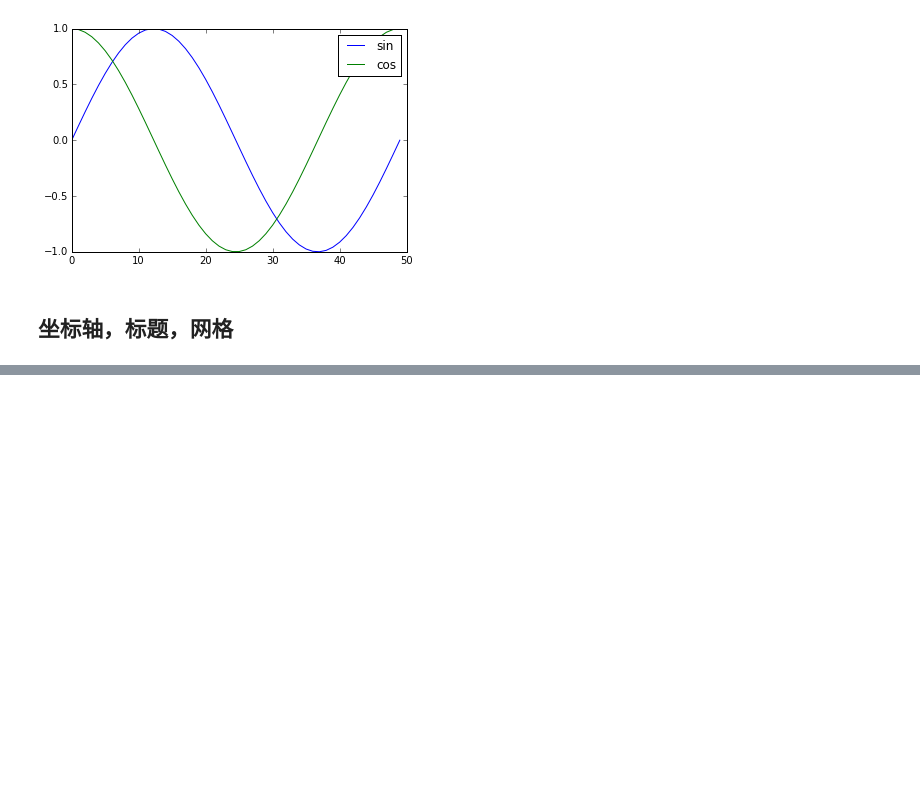
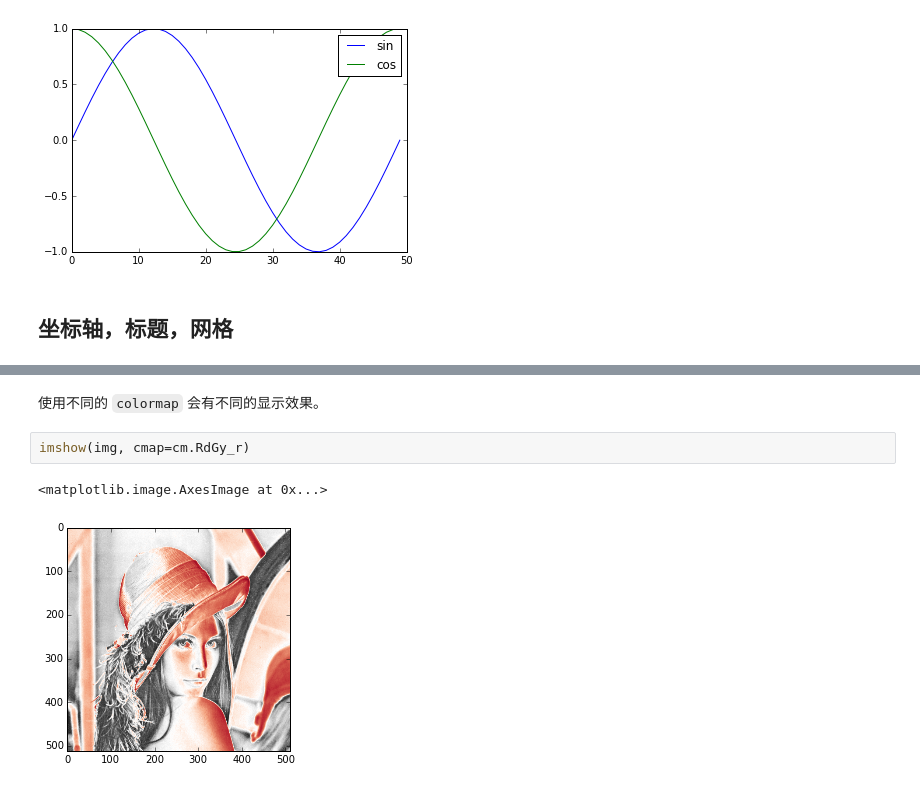
Before and after one commit to xiangliTHU/python-tutorial, a Jupyter notebook: 3. numpy/3.2 matplotlib basics.ipynb, the cells around one changed output, grey strips where cells are left out. Cells and saved outputs as stored; diff of their text form; blank space fills up the shorter version.

```diff
--- a/3. numpy/3.2 matplotlib basics.ipynb
+++ b/3. numpy/3.2 matplotlib basics.ipynb
@@ -172,0 +261,7 @@ legend(['sin', 'cos'])
+# %% [markdown]
+使用不同的 `colormap` 会有不同的显示效果。
+# %%
+imshow(img, cmap=cm.RdGy_r)
+# %% [output]
+<matplotlib.image.AxesImage at 0x...>
+[figure, added]
```
Also changed, not shown: parts of 29 cells of this notebook.
